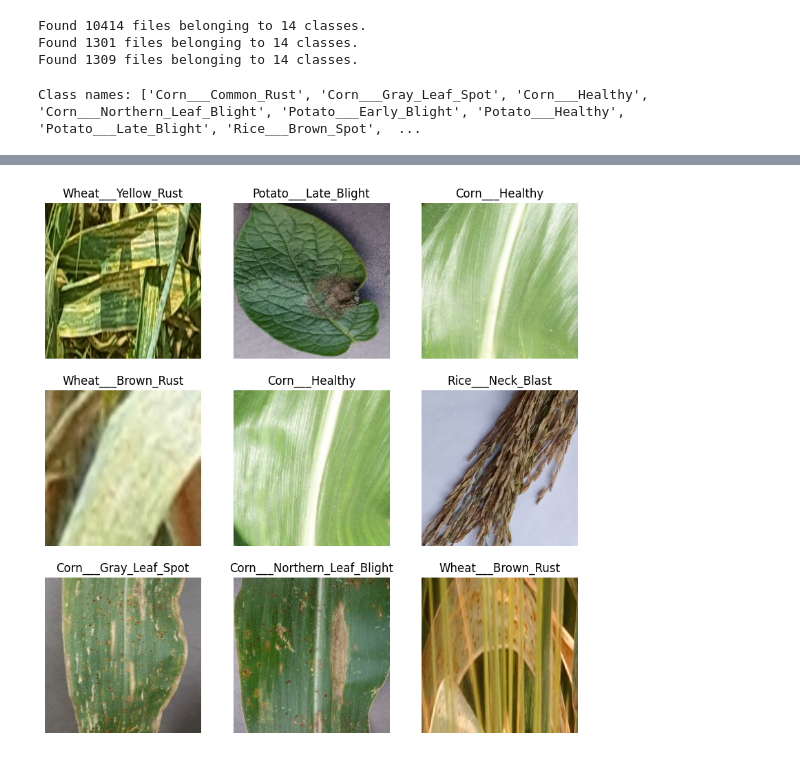
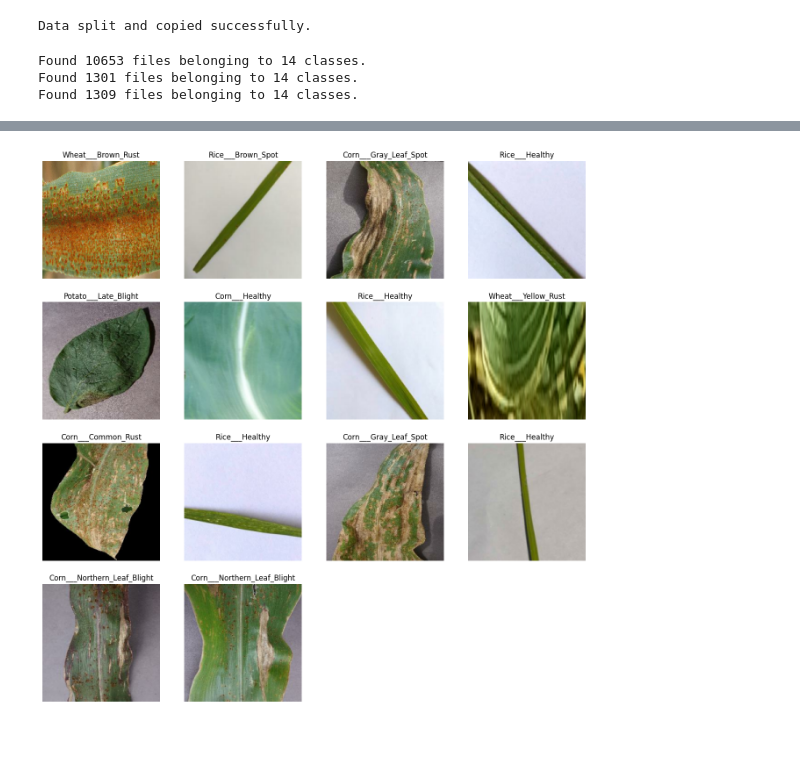
Before and after one commit to auspicie/SDS-CP028-smart-leaf, a Jupyter notebook: submissions/team-members/tehreem-ansari/notebooks/SmartLeaf_teh.ipynb, the cells around one changed output, grey strips where cells are left out. Drawn from its saved outputs; the diff is of its cells as text; code cells hidden in the pictures.

```diff
--- a/submissions/team-members/tehreem-ansari/notebooks/SmartLeaf_teh.ipynb
+++ b/submissions/team-members/tehreem-ansari/notebooks/SmartLeaf_teh.ipynb
@@ -54,45 +48,81 @@ Data split and copied successfully.
+# %%
+# Create target dirs
+for split_dir in target_dirs.values():
+    os.makedirs(split_dir, exist_ok=True)
+
+# Function to get all image file paths
+def get_images(path):
+    return [file for file in path.iterdir() if file.is_file() and file.suffix.lower() in ['.jpg', '.jpeg', '.png']]
+
+# Walk through each category (corn, rice, etc.)
+for crop_folder in source_dir.iterdir():
+    if crop_folder.is_dir():
+        for disease_folder in crop_folder.iterdir():
+            if disease_folder.is_dir():
+                images = get_images(disease_folder)
+                random.shuffle(images)
+
+                # Split images
+                total = len(images)
+                train_end = int(0.8 * total)
+                val_end = int(0.9 * total)
+
+                split_data = {
+                    'train': images[:train_end],
+                    'val': images[train_end:val_end],
+                    'test': images[val_end:]
+                }
+
+                # Copy images to new folders
+                class_name = disease_folder.name
+                for split, image_list in split_data.items():
+                    class_dir = target_dirs[split] / class_name
+                    os.makedirs(class_dir, exist_ok=True)
+                    for image_path in image_list:
+                        shutil.copy(image_path, class_dir / image_path.name)
+
+print("Data split and copied successfully.")
+# %% [output]
+Data split and copied successfully.
 # %%
-import tensorflow as tf
+#Create the dataframes from directories
+BATCH_SIZE = 32
+IMG_SIZE = (224, 224)  # standard size for CNNs
 
 train_ds = tf.keras.utils.image_dataset_from_directory(
-    directory=train_dir,
+    directory=target_dirs['train'],
     labels="inferred",
-    image_size=(224, 224),
-    batch_size=32,
+    image_size=IMG_SIZE,
+    batch_size=BATCH_SIZE,
     shuffle=True
 )
 
 val_ds = tf.keras.utils.image_dataset_from_directory(
-    directory=val_dir,
+    directory=target_dirs['val'],
     labels="inferred",
-    image_size=(224, 224),
-    batch_size=32,
+    image_size=IMG_SIZE,
+    batch_size=BATCH_SIZE,
     shuffle=False
 )
 
 test_ds = tf.keras.utils.image_dataset_from_directory(
-    directory=test_dir,
+    directory=target_dirs['test'],
     labels="inferred",
-    image_size=(224, 224),
-    batch_size=32,
+    image_size=IMG_SIZE,
+    batch_size=BATCH_SIZE,
     shuffle=False
 )
 # %% [output]
-Found 10414 files belonging to 14 classes.
+Found 10653 files belonging to 14 classes.
 Found 1301 files belonging to 14 classes.
 Found 1309 files belonging to 14 classes.
-# %%
-class_names = train_ds.class_names
-print("Class names:", class_names)
-# %% [output]
-Class names: ['Corn___Common_Rust', 'Corn___Gray_Leaf_Spot', 'Corn___Healthy', 'Corn___Northern_Leaf_Blight', 'Potato___Early_Blight', 'Potato___Healthy', 'Potato___Late_Blight', 'Rice___Brown_Spot',  ...
 # %%
-import matplotlib.pyplot as plt
+class_names = train_ds.class_names
 
-plt.figure(figsize=(10, 10))
+plt.figure(figsize=(16, 16))
 for images, labels in train_ds.take(1):
-    for i in range(9):
-        ax = plt.subplot(3, 3, i + 1)
+    for i in range(14):
+        ax = plt.subplot(4, 4, i + 1)
         plt.imshow(images[i].numpy().astype("uint8"))
         plt.title(class_names[labels[i].numpy()])
         plt.axis("off")
@@ -102 +131 @@ plt.show()
-[figure, old version]
+[figure, new version]
```
Also changed, not shown: parts of 19 cells of this notebook, 2 other files.
